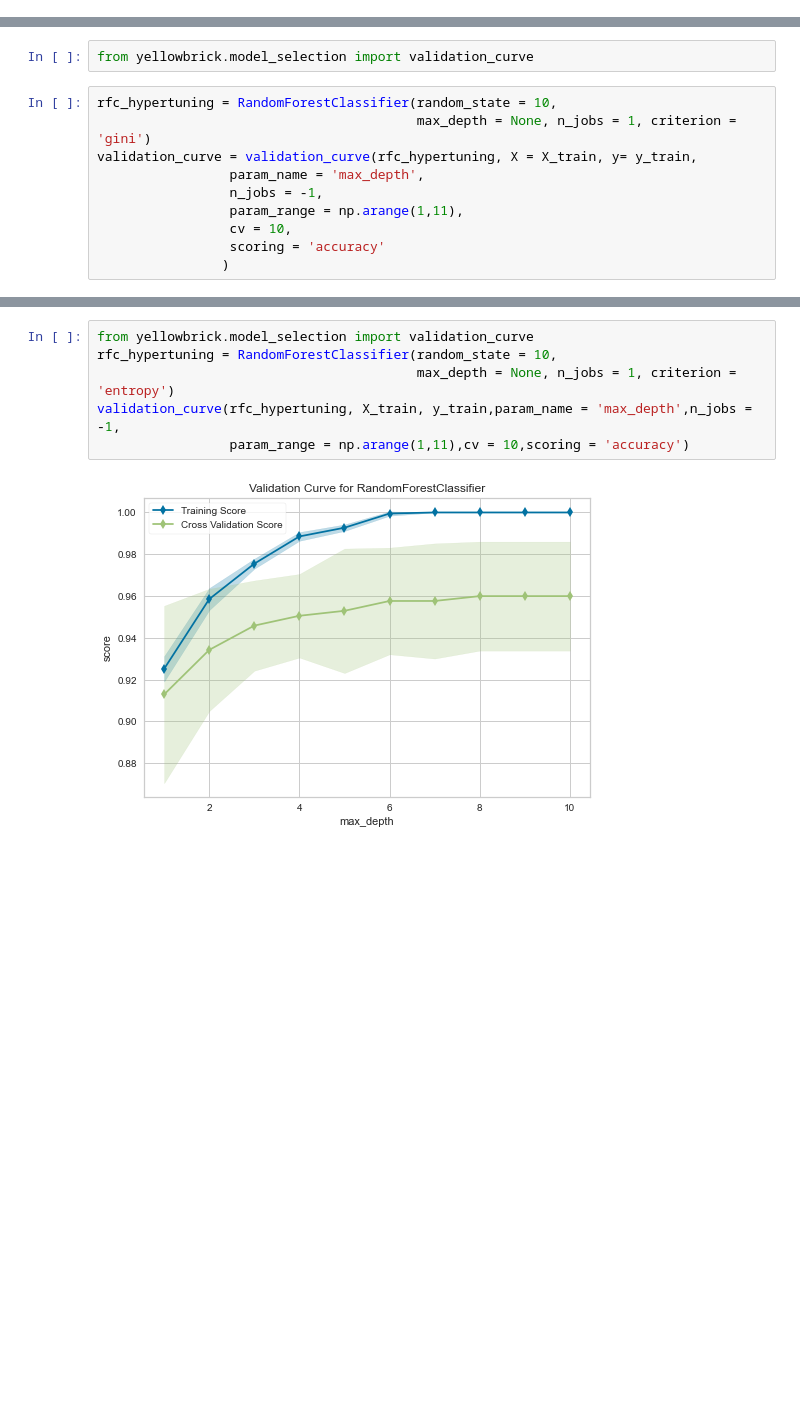
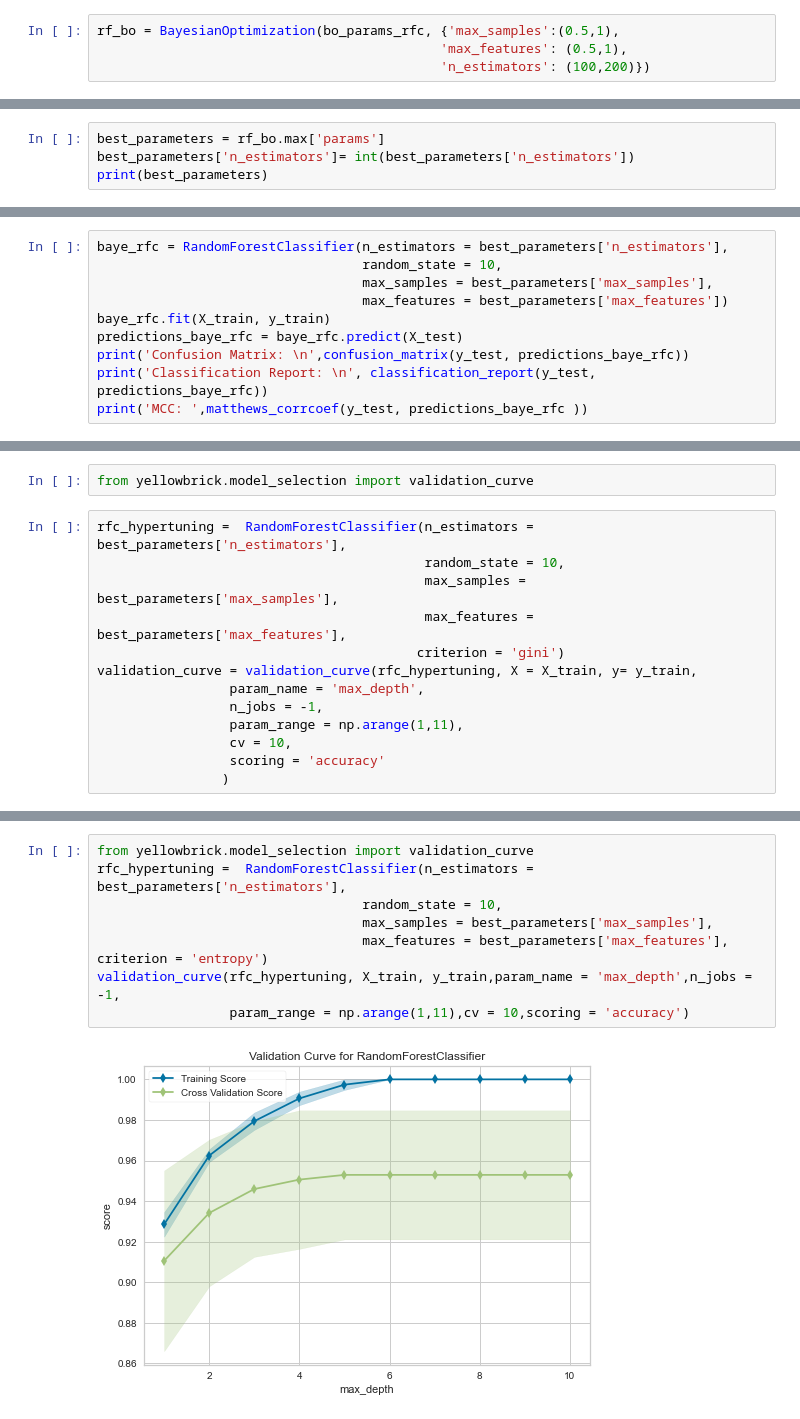
Before and after one commit to iban121/Springboard, a Jupyter notebook: CapstoneProject_2/Preprocessing and Training .ipynb, the cells around one changed output, grey strips where cells are left out. Cells and saved outputs as stored; diff of their text form; blank space fills up the shorter version.

Commit message:
Bayesian Optimisation, Grid Search KNN submission

```diff
--- a/CapstoneProject_2/Preprocessing and Training .ipynb
+++ b/CapstoneProject_2/Preprocessing and Training .ipynb
@@ -506,0 +681,4 @@ weighted avg       0.98      0.98      0.98       143
+# %%
+rf_bo = BayesianOptimization(bo_params_rfc, {'max_samples':(0.5,1),
+                                            'max_features': (0.5,1),
+                                            'n_estimators': (100,200)})
@@ -506,0 +705,4 @@ weighted avg       0.98      0.98      0.98       143
+# %%
+best_parameters = rf_bo.max['params']
+best_parameters['n_estimators']= int(best_parameters['n_estimators'])
+print(best_parameters)
@@ -506,0 +711,10 @@ weighted avg       0.98      0.98      0.98       143
+# %%
+baye_rfc = RandomForestClassifier(n_estimators = best_parameters['n_estimators'],
+                                  random_state = 10,
+                                  max_samples = best_parameters['max_samples'],
+                                  max_features = best_parameters['max_features'])
+baye_rfc.fit(X_train, y_train)
+predictions_baye_rfc = baye_rfc.predict(X_test)
+print('Confusion Matrix: \n',confusion_matrix(y_test, predictions_baye_rfc))
+print('Classification Report: \n', classification_report(y_test, predictions_baye_rfc))
+print('MCC: ',matthews_corrcoef(y_test, predictions_baye_rfc ))
@@ -507,8 +738,11 @@ weighted avg       0.98      0.98      0.98       143
 # %%
 from yellowbrick.model_selection import validation_curve
 # %%
-rfc_hypertuning = RandomForestClassifier(random_state = 10,
-                                         max_depth = None, n_jobs = 1, criterion = 'gini')
+rfc_hypertuning =  RandomForestClassifier(n_estimators = best_parameters['n_estimators'],
+                                          random_state = 10,
+                                          max_samples = best_parameters['max_samples'],
+                                          max_features = best_parameters['max_features'],
+                                         criterion = 'gini')
 validation_curve = validation_curve(rfc_hypertuning, X = X_train, y= y_train,
                  param_name = 'max_depth',
                  n_jobs = -1,
@@ -521,10 +755,12 @@ validation_curve = validation_curve(rfc_hypertuning, X = X_train, y= y_train,
 # %%
 from yellowbrick.model_selection import validation_curve
-rfc_hypertuning = RandomForestClassifier(random_state = 10,
-                                         max_depth = None, n_jobs = 1, criterion = 'entropy')
+rfc_hypertuning =  RandomForestClassifier(n_estimators = best_parameters['n_estimators'],
+                                  random_state = 10,
+                                  max_samples = best_parameters['max_samples'],
+                                  max_features = best_parameters['max_features'], criterion = 'entropy')
 validation_curve(rfc_hypertuning, X_train, y_train,param_name = 'max_depth',n_jobs = -1,
                  param_range = np.arange(1,11),cv = 10,scoring = 'accuracy')
 # %% [output]
-[figure, old version]
+[figure, new version]
 ValidationCurve(ax=<AxesSubplot:title={'center':'Validation Curve for RandomForestClassifier'}, xlabel='max_depth', ylabel='score'>,
                 cv=10,
```
Also changed, not shown: parts of 74 cells of this notebook, 8 other files.
